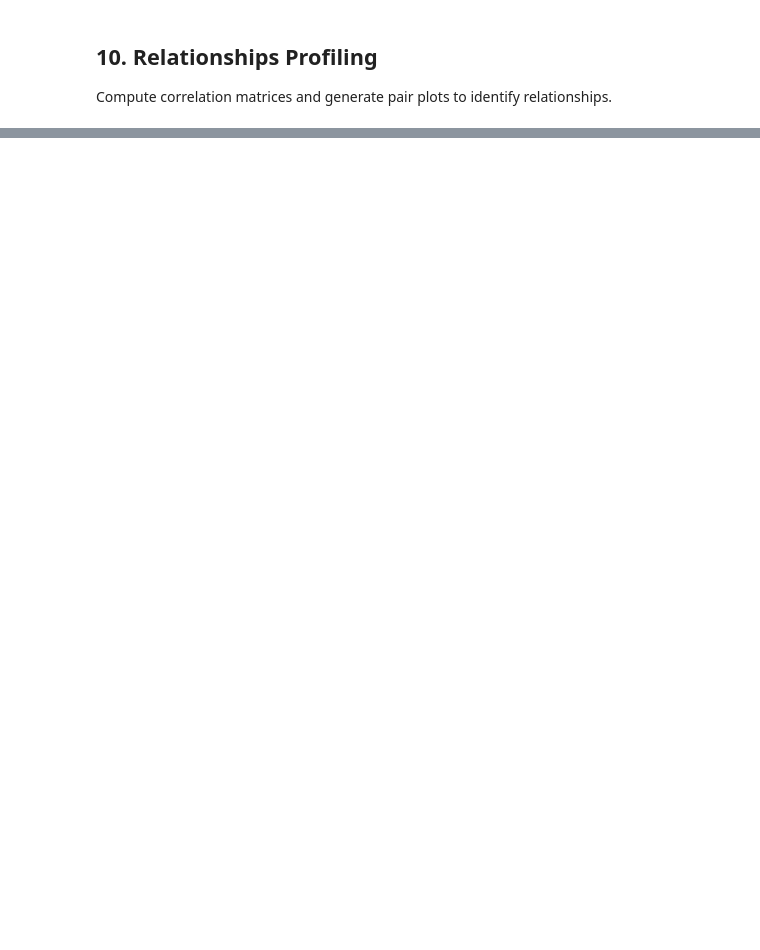
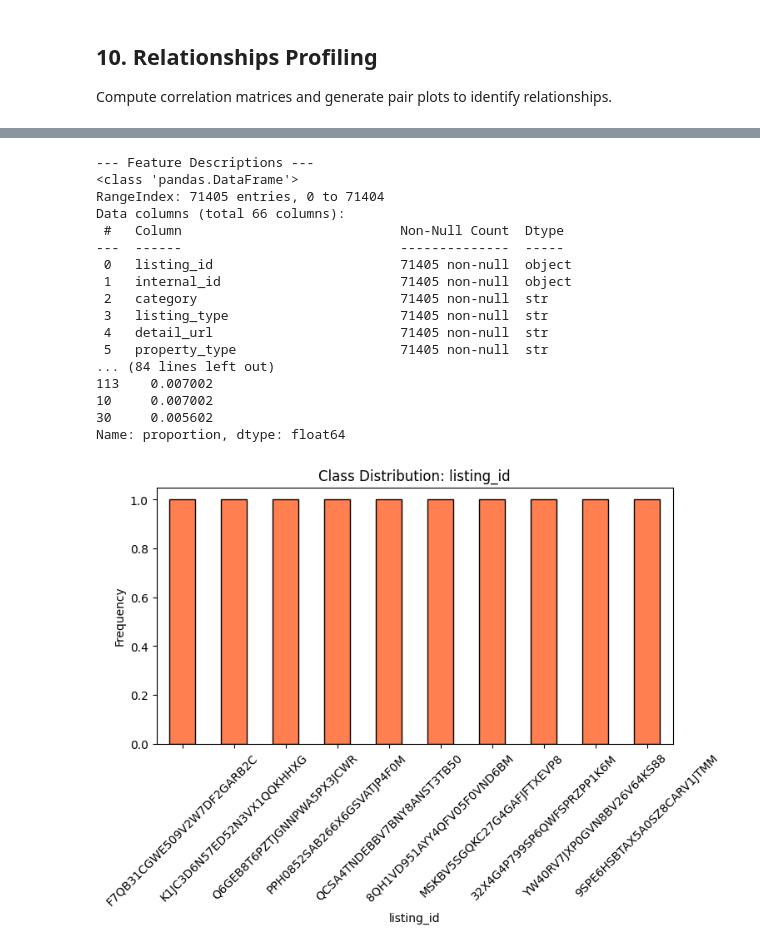
Before and after one commit to ahmedmostafa10/DS_Project, a Jupyter notebook: validator/data_validation.ipynb, the cells around one changed output, grey strips where cells are left out. Cells and saved outputs as stored; diff of their text form; code cells hidden in the pictures; blank space fills up the shorter version.

```diff
--- a/validator/data_validation.ipynb
+++ b/validator/data_validation.ipynb
@@ -366 +328,59 @@ print(f"Result: {report_summary['Relationships']}")
+# %%
+print("--- Feature Descriptions ---")
+df.info()
+report_summary['Feature Descriptions'] = f"Dataset contains {df.shape[0]} rows and {df.shape[1]} features."
+
+print("\n--- Target Definition ---")
+target_col = 'price' # Standardizing on price for real-estate datasets
+if target_col in df.columns:
+    print(f"Primary Target Variable: '{target_col}'")
+    report_summary['Target Definition'] = f"Target defined as '{target_col}'."
+else:
+    print("Target variable not explicitly found.")
+    report_summary['Target Definition'] = "Target variable undefined."
+
+print("\n--- Engineered Features ---")
+# Check for OSM or distance related columns commonly engineered
+engineered_cols = [col for col in df.columns if any(kw in col.lower() for kw in ['osm', 'dist', 'nearest', 'count'])]
+print(f"Identified {len(engineered_cols)} potential engineered features.")
+report_summary['Engineered Features'] = f"{len(engineered_cols)} engineered features identified (e.g., OSM data)."
+
+print("\n--- Class Distribution ---")
+categorical_cols = df.select_dtypes(include=['object', 'category']).columns
+if len(categorical_cols) > 0:
+    for col in categorical_cols[:2]: # Show top 2 for brevity
+        print(f"\nTop 5 Classes for '{col}':")
+        print(df[col].value_counts(normalize=True).head() * 100)
+
+    # Simple visual for the primary class
+    plt.figure(figsize=(8, 4))
+    df[categorical_cols[0]].value_counts().head(10).plot(kind='bar', color='coral', edgecolor='black')
+    plt.title(f'Class Distribution: {categorical_cols[0]}')
+    plt.ylabel('Frequency')
+    plt.xticks(rotation=45)
+    plt.show()
+
+    report_summary['Class Distribution'] = f"Class metrics generated for {len(categorical_cols)} categorical variables."
+else:
+    print("No categorical columns available for class distribution.")
+    report_summary['Class Distribution'] = "No categorical classes to distribute."
+# %% [output]
+--- Feature Descriptions ---
+<class 'pandas.DataFrame'>
+RangeIndex: 71405 entries, 0 to 71404
+Data columns (total 66 columns):
+ #   Column                            Non-Null Count  Dtype
+---  ------                            --------------  -----
+ 0   listing_id                        71405 non-null  object
+ 1   internal_id                       71405 non-null  object
+ 2   category                          71405 non-null  str
+ 3   listing_type                      71405 non-null  str
+ 4   detail_url                        71405 non-null  str
+ 5   property_type                     71405 non-null  str
+... (84 lines left out)
+113    0.007002
+10     0.007002
+30     0.005602
+Name: proportion, dtype: float64
+[figure, added]
 # %% [markdown]
```
Also changed, not shown: parts of 12 cells of this notebook, 1 other file.
